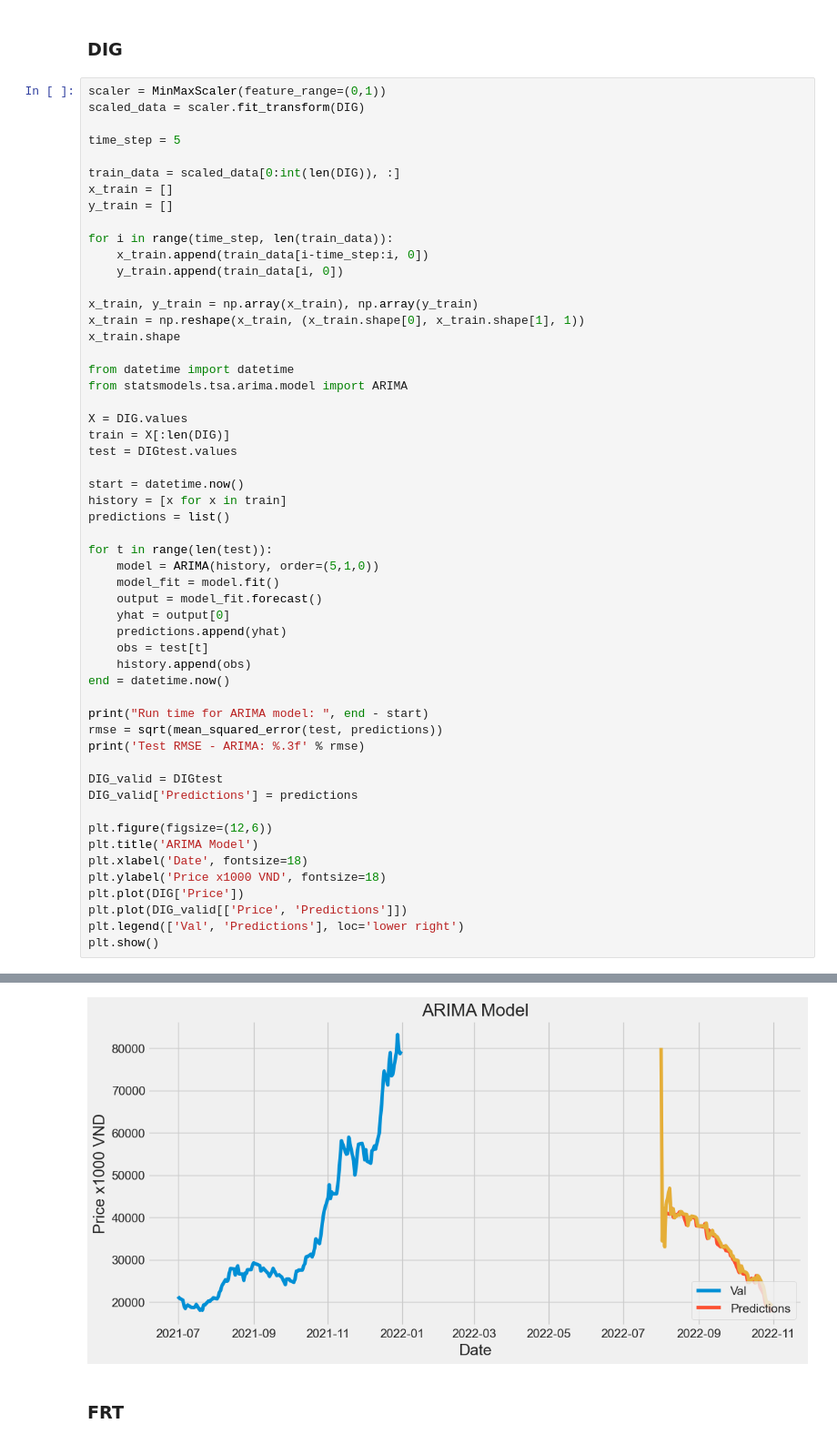
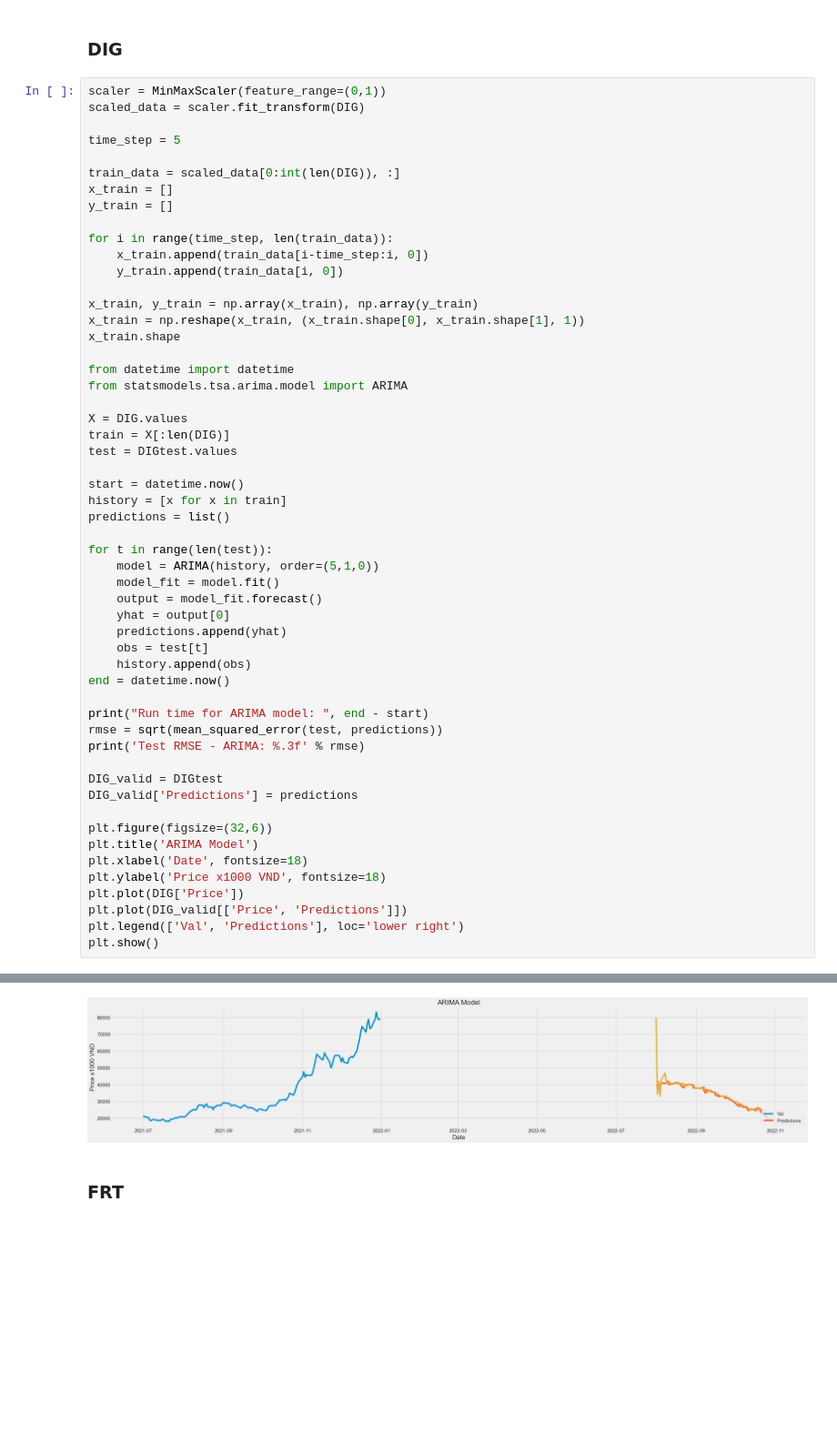
Before and after one commit to grassnhi/MachineLearning, a Jupyter notebook: STOCK_Prediction/ARIMA.ipynb, the cells around one changed output, grey strips where cells are left out. Shown at 91% size. Saved outputs shown, nothing was run; the diff lists cells and outputs as text; blank space fills up the shorter version.

```diff
--- a/STOCK_Prediction/ARIMA.ipynb
+++ b/STOCK_Prediction/ARIMA.ipynb
@@ -301,7 +301,7 @@ print('Test RMSE - ARIMA: %.3f' % rmse)
 DIG_valid = DIGtest
 DIG_valid['Predictions'] = predictions
 
-plt.figure(figsize=(12,6))
+plt.figure(figsize=(32,6))
 plt.title('ARIMA Model')
 plt.xlabel('Date', fontsize=18)
 plt.ylabel('Price x1000 VND', fontsize=18)
@@ -314,5 +314,5 @@ Run time for ARIMA model:  0:00:04.860820
 Test RMSE - ARIMA: 5347.470
-[figure, old version]
+[figure, new version]
 # %% [markdown]
 ### FRT
 # %%
```
Also changed, not shown: parts of 12 cells of this notebook.
